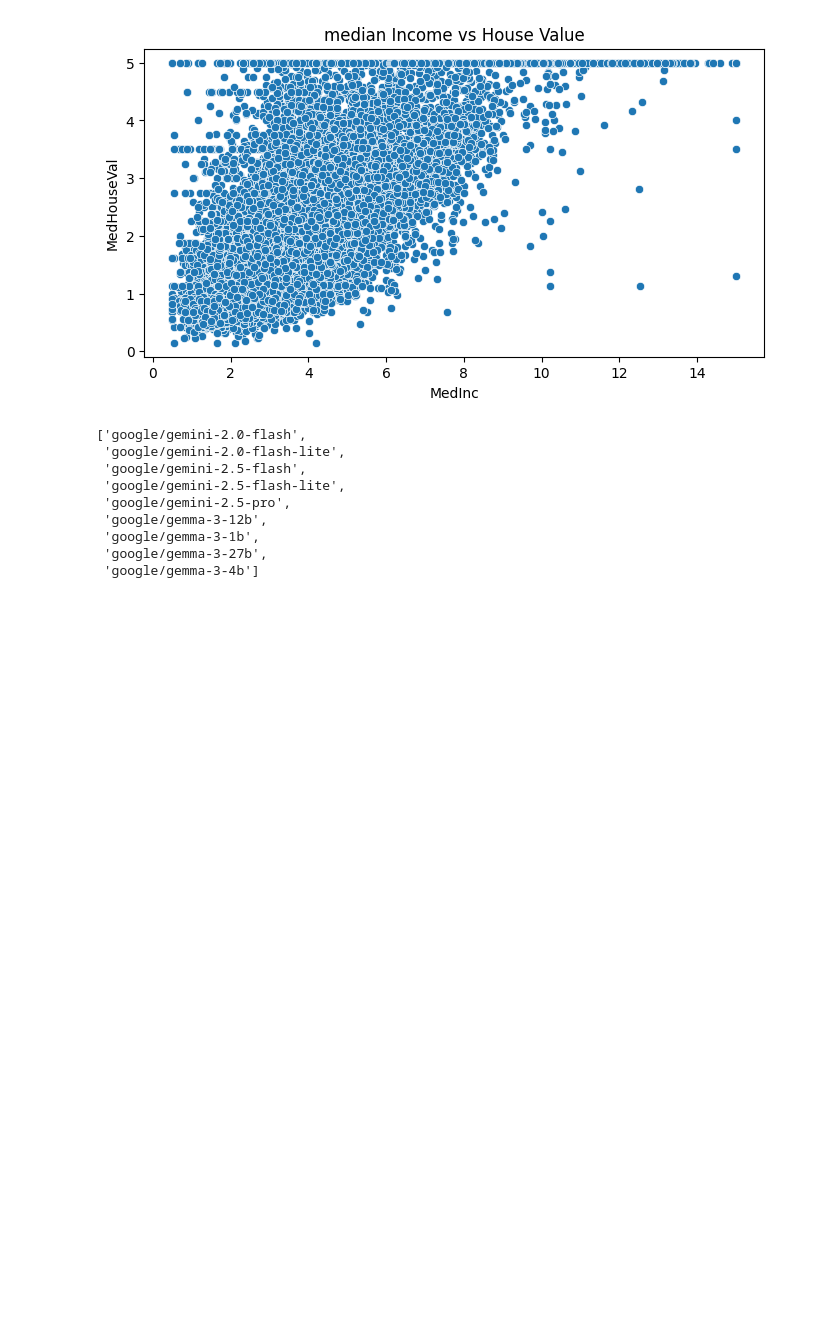
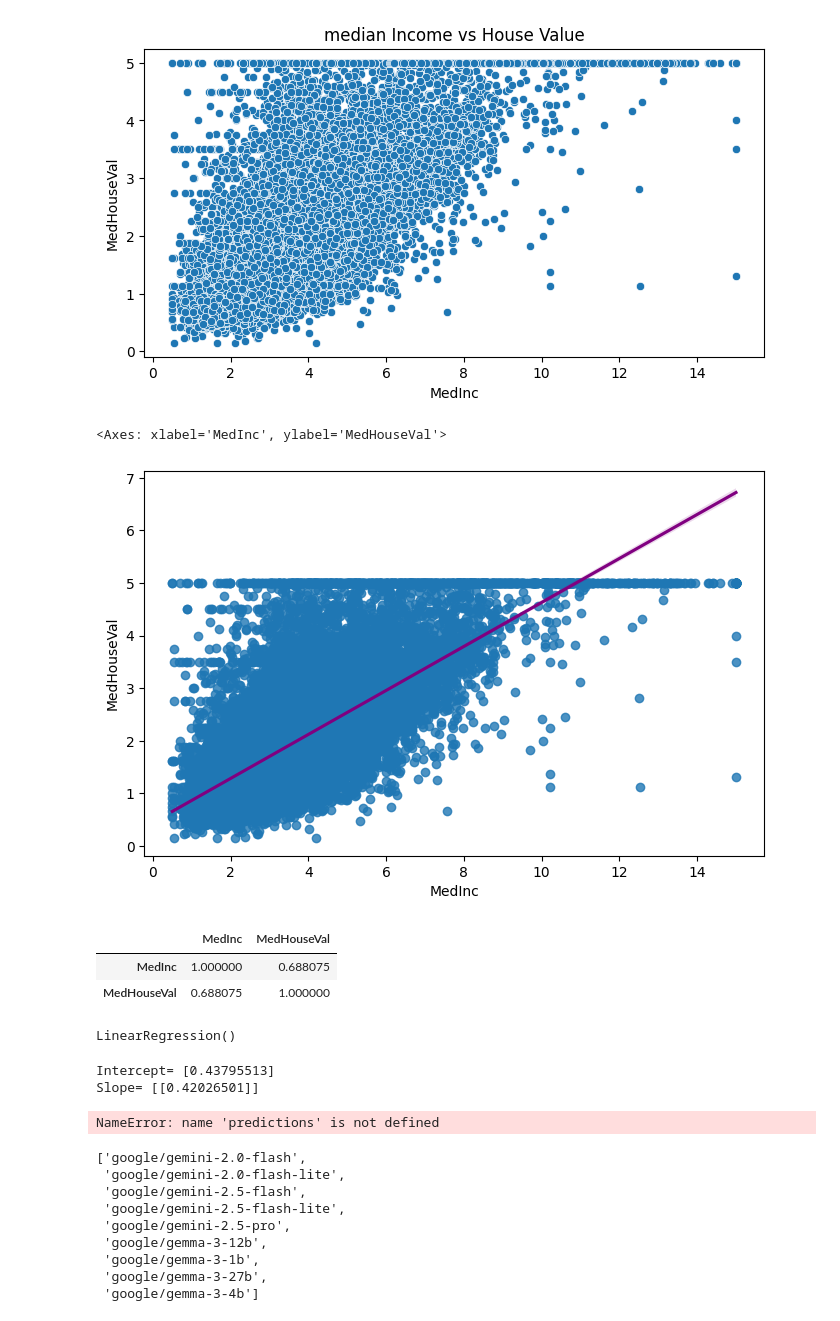
Before and after one commit to Twisha-Mishra/resume, a Jupyter notebook: notebooks/Getting_started_with_google_colab_ai.ipynb, the cells around one changed output. Saved outputs shown, nothing was run; the diff lists cells and outputs as text; code cells hidden in the pictures; blank space fills up the shorter version.

```diff
--- a/notebooks/Getting_started_with_google_colab_ai.ipynb
+++ b/notebooks/Getting_started_with_google_colab_ai.ipynb
@@ -42,6 +42,48 @@ plt.title("median Income vs House Value")
 plt.show()
 # %% [output]
 [figure]
+# %%
+plt.figure(figsize=(8,5))
+sns.regplot(data=df,x="MedInc",y="MedHouseVal",line_kws={"color":"purple"})
+# %% [output]
+<Axes: xlabel='MedInc', ylabel='MedHouseVal'>
+[figure, added]
+# %%
+df[["MedInc","MedHouseVal"]].corr()
+# %% [output]
+|  | MedInc | MedHouseVal |
+| MedInc | 1.000000 | 0.688075 |
+| MedHouseVal | 0.688075 | 1.000000 |
+# %%
+from sklearn.model_selection import train_test_split
+from sklearn.linear_model import LinearRegression
+x=df[["MedInc"]]
+y=df[["MedHouseVal"]]
+x_train,x_test,y_train,y_test=train_test_split(
+    x,
+    y,
+    test_size=0.3,
+    random_state=2
+)
+model= LinearRegression()
+model.fit(x_train,y_train)
+# %% [output]
+LinearRegression()
+# %%
+print("Intercept=",model.intercept_)
+print("Slope=",model.coef_)
+# %% [output]
+Intercept= [0.43795513]
+Slope= [[0.42026501]]
+# %%
+comparison = pd.DataFrame({
+    "Actual": y_test.values,
+    "Predicted": predictions
+})
+
+comparison.head(10)
+# %% [output]
+NameError: name 'predictions' is not defined
 # %%
 # @title List available models
 from google.colab import ai
```
